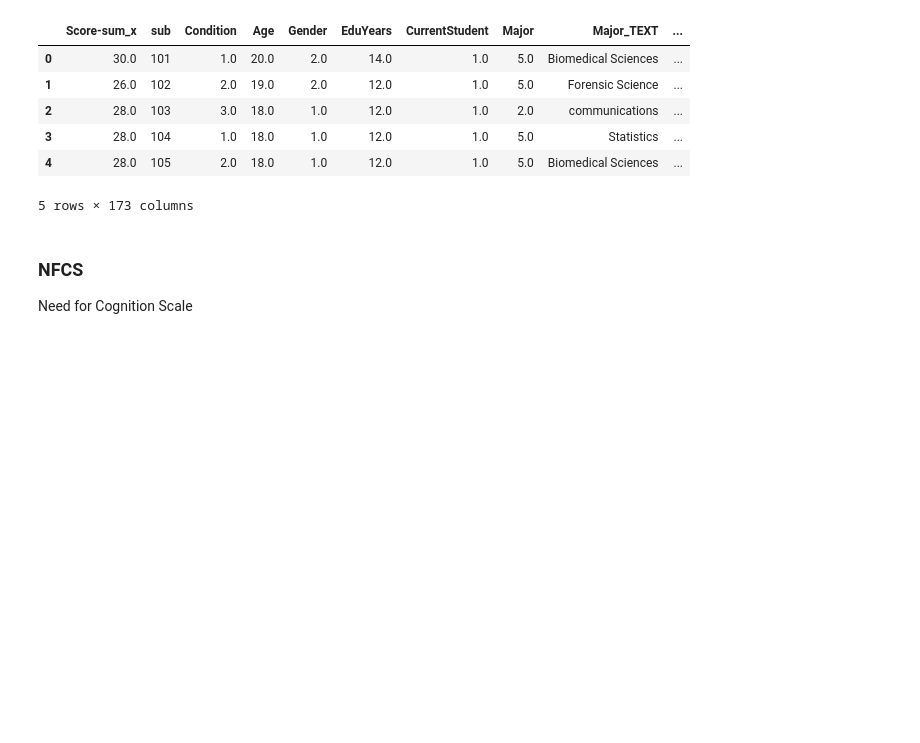
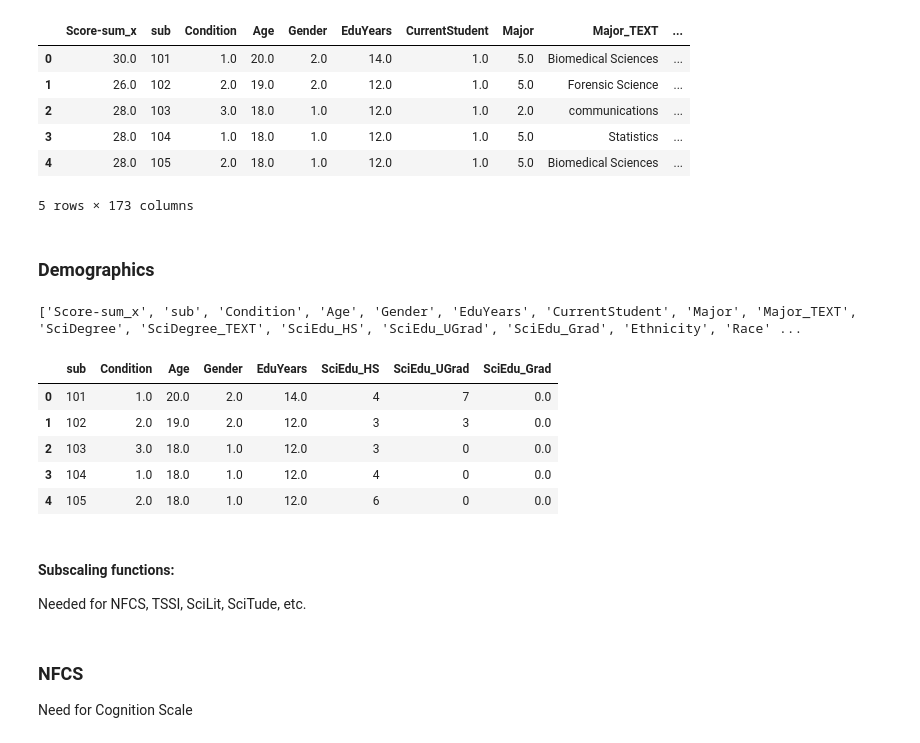
Before and after one commit to lighthall-lab/scilearn, a Jupyter notebook: 0.4.join_data.ipynb, the cells around one changed output. Cells and saved outputs as stored; diff of their text form; code cells hidden in the pictures; blank space fills up the shorter version.

```diff
--- a/0.4.join_data.ipynb
+++ b/0.4.join_data.ipynb
@@ -61,6 +61,27 @@ frames[3].head()
 | 3 | 28.0 | 104 | 1.0 | 18.0 | 1.0 | 12.0 | 1.0 | 5.0 | Statistics | ... |
 | 4 | 28.0 | 105 | 2.0 | 18.0 | 1.0 | 12.0 | 1.0 | 5.0 | Biomedical Sciences | ... |
 5 rows × 173 columns
+# %% [markdown]
+### Demographics
+# %%
+print([c for c in frames[3].columns])
+# %% [output]
+['Score-sum_x', 'sub', 'Condition', 'Age', 'Gender', 'EduYears', 'CurrentStudent', 'Major', 'Major_TEXT', 'SciDegree', 'SciDegree_TEXT', 'SciEdu_HS', 'SciEdu_UGrad', 'SciEdu_Grad', 'Ethnicity', 'Race' ...
+# %%
+demog_df = frames[3][[
+    'sub','Condition','Age','Gender','EduYears','SciEdu_HS','SciEdu_UGrad','SciEdu_Grad'
+]]
+demog_df.head()
+# %% [output]
+|  | sub | Condition | Age | Gender | EduYears | SciEdu_HS | SciEdu_UGrad | SciEdu_Grad |
+| 0 | 101 | 1.0 | 20.0 | 2.0 | 14.0 | 4 | 7 | 0.0 |
+| 1 | 102 | 2.0 | 19.0 | 2.0 | 12.0 | 3 | 3 | 0.0 |
+| 2 | 103 | 3.0 | 18.0 | 1.0 | 12.0 | 3 | 0 | 0.0 |
+| 3 | 104 | 1.0 | 18.0 | 1.0 | 12.0 | 4 | 0 | 0.0 |
+| 4 | 105 | 2.0 | 18.0 | 1.0 | 12.0 | 6 | 0 | 0.0 |
+# %% [markdown]
+#### Subscaling functions:
+Needed for NFCS, TSSI, SciLit, SciTude, etc.
 # %%
 def sum_subscale(df,label):
     df = df.set_index('sub')
```
Also changed, not shown: parts of 1 cell of this notebook.
